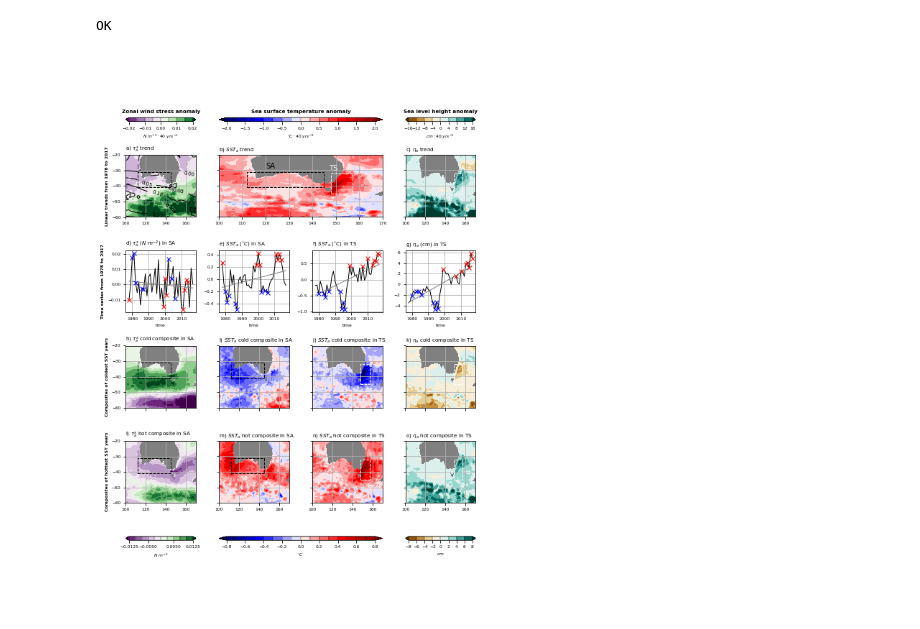
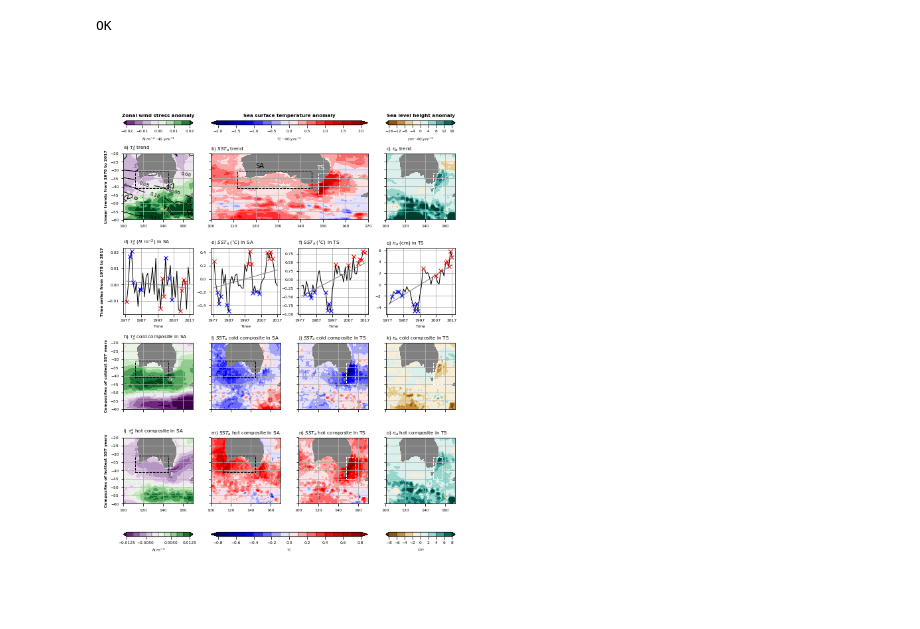
Before and after one commit to ERDuran/wombat_jra-iaf_mom025, a Jupyter notebook: c08_temp_tau_x_eta_t.ipynb, the cells around one changed output. Saved outputs shown, nothing was run; the diff lists cells and outputs as text; code cells hidden in the pictures.

Commit message:
updated figures for presentations and continuing work on psi plot

```diff
--- a/c08_temp_tau_x_eta_t.ipynb
+++ b/c08_temp_tau_x_eta_t.ipynb
@@ -440,7 +440,7 @@ def arange(start,end,stride=1):
 row = 6
 col = 4
 fig = plt.figure()
-fig.set_size_inches(7.5,12)
+fig.set_size_inches(7.5,11.5)
 matplotlib.rcParams.update({'font.size': 6})
 
 
@@ -541,6 +541,8 @@ plt.plot(
     color='blue', linestyle='', marker='x')
 plt.title(r'd) $\tau^{x}_{a}$ ($N\ m^{-2}$) in SA', loc='left')
 plt.ylabel('Time series from 1978 to 2017', fontweight='bold')
+plt.xlabel('Time')
+plt.xticks(arange(1977,2017,10))
 ##########################################################################################
 
 
@@ -561,6 +563,8 @@ plt.plot(
     color='blue', linestyle='', marker='x')
 plt.ylabel('')
 plt.title('e) $SST_{a}$ ($^{\circ}C$) in SA', loc='left')
+plt.xlabel('Time')
+plt.xticks(arange(1977,2017,10))
 ##########################################################################################
 
 
@@ -581,6 +585,8 @@ plt.plot(
     color='blue', linestyle='', marker='x')
 plt.ylabel('')
 plt.title('f) $SST_{a}$ ($^{\circ}C$) in TS', loc='left')
+plt.xlabel('Time')
+plt.xticks(arange(1977,2017,10))
 ##########################################################################################
 
 
@@ -600,6 +606,8 @@ plt.plot(
     color='blue', linestyle='', marker='x')
 plt.title(r'g) $\eta_{a}$ (cm) in TS', loc='left')
 plt.ylabel('')
+plt.xlabel('Time')
+plt.xticks(arange(1977,2017,10))
 ##########################################################################################
 
 
@@ -742,35 +750,35 @@ contf = eta_t_warm_composite_TS.plot.contourf(
     add_colorbar=False, cmap='BrBG', levels=levels_eta_t_compo, extend='both')
 plt.grid()
 plt.xlabel('')
 plt.ylabel('')
 plt.gca().set_yticklabels('')
 plt.plot(
     [lon_TS[0], lon_TS[1], lon_TS[1], lon_TS[0], lon_TS[0]],
     [lat_TS[0], lat_TS[0], lat_TS[1], lat_TS[1], lat_TS[0]],
     color='white', linestyle='--', linewidth=1)
 plt.gca().set_facecolor('gray')
 plt.title(r'o) $\eta_{a}$ hot composite in TS', loc='left')
 ax = plt.subplot2grid((row, col), (5, 3), rowspan=1, colspan=1)
 ax_divider = make_axes_locatable(ax)
 cax = ax_divider.append_axes("top", size="7%", pad="2%")
 cbar = plt.colorbar(contf, cax=cax, orientation='horizontal', drawedges=True)
 cbar.set_label('$cm$')
 ax.axis('off')
 ##########################################################################################
 
 
-fig.tight_layout(rect=[0, 0, 1, 0.90])
+fig.tight_layout(pad=0, w_pad=0.25, h_pad=0.5)
 
 
 output_ls = os.listdir(figures_path)
 if not script_name:
     script_name = 'test'
 elif script_name not in output_ls:
     os.mkdir(figures_path + '/' + script_name)
 plt.savefig(figures_path + '/' + script_name + '/' + script_name[0:3] \
             + '_fig1_.png', bbox_inches='tight', dpi=300)
 # %% [output]
-[figure, old version]
+[figure, new version]
 # %%
 tau_x_warm_composite_SA.plot()
 # %%
```
Also changed, not shown: parts of 3 cells of this notebook, 1 other file.
